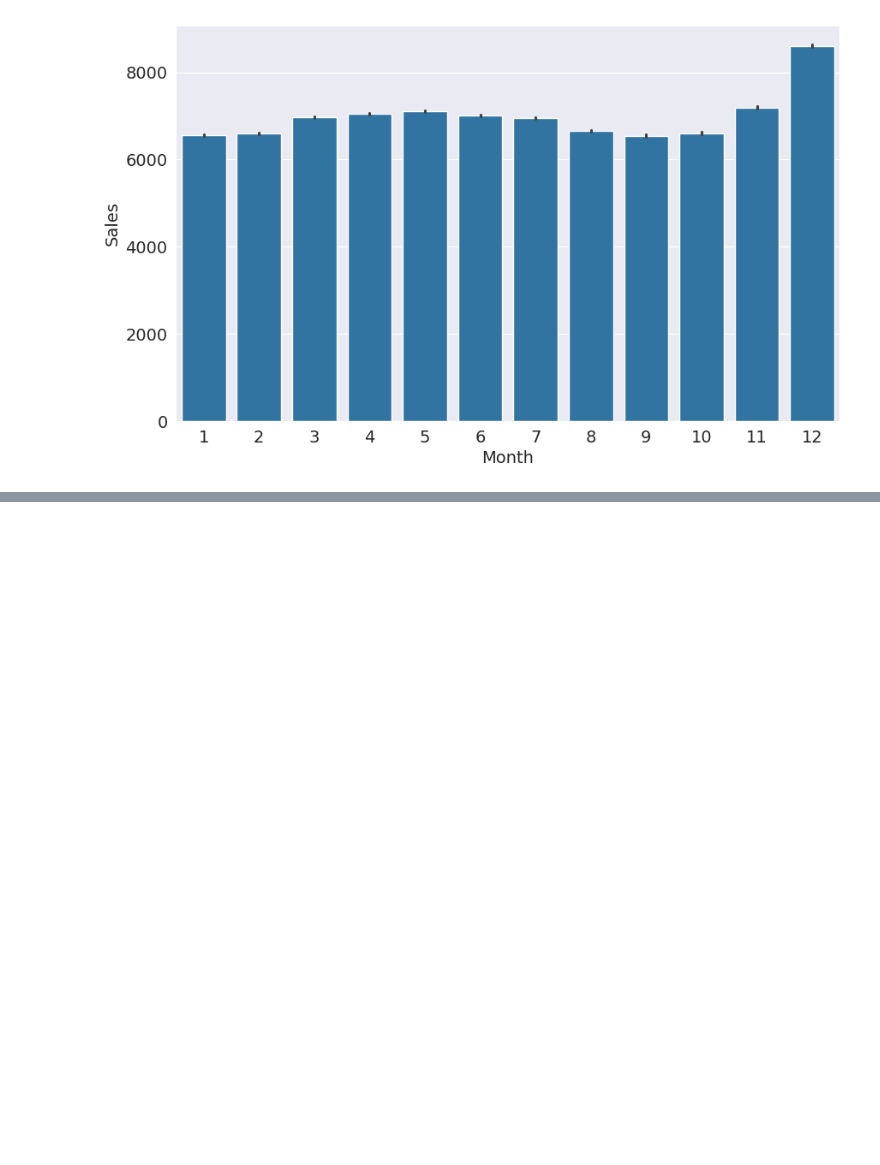
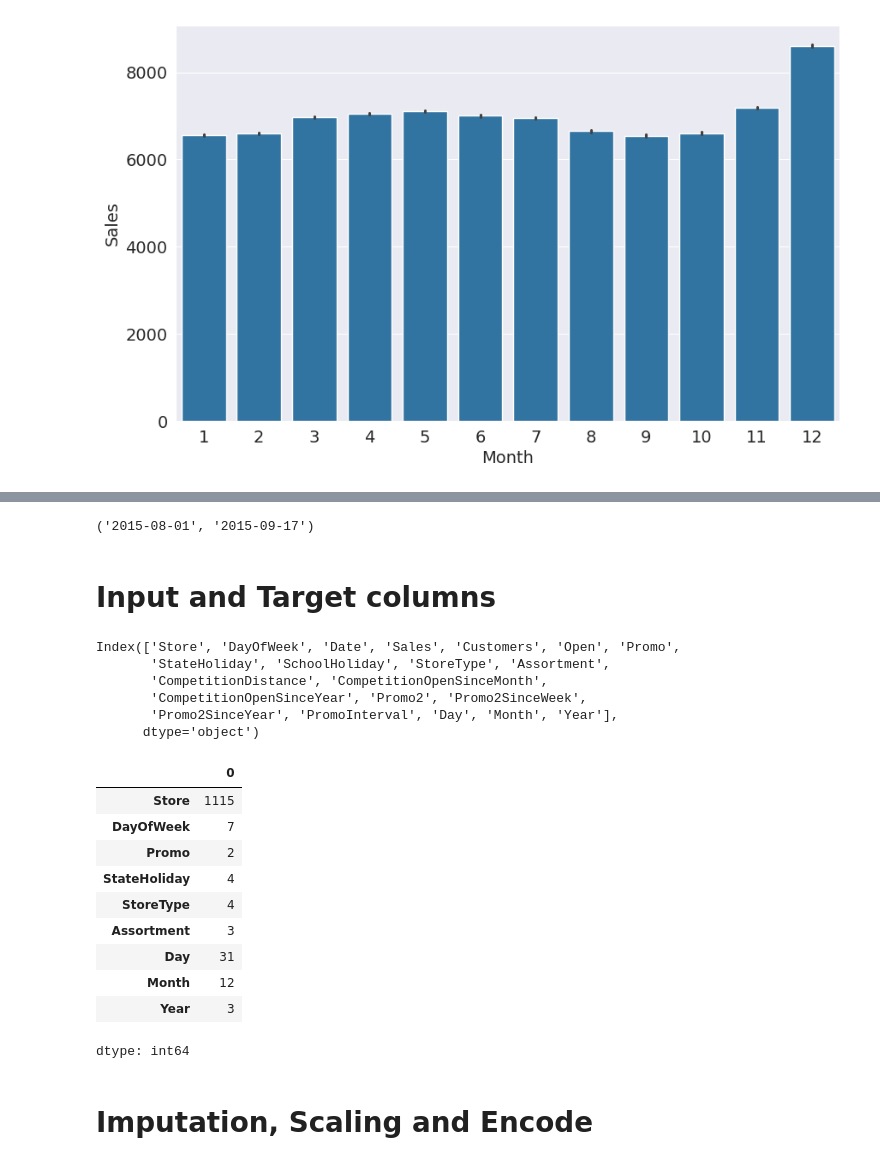
Before and after one commit to JohnUfo/python-and-scikit-tutorial, a Jupyter notebook: business_driven_ml_approach.ipynb, the cells around one changed output, grey strips where cells are left out. Drawn from its saved outputs; the diff is of its cells as text; code cells hidden in the pictures; blank space fills up the shorter version.

```diff
--- a/business_driven_ml_approach.ipynb
+++ b/business_driven_ml_approach.ipynb
@@ -211,0 +234,32 @@ sns.barplot(data=full_train_df, x='Month', y='Sales')
+# %%
+test_df.Date.min(), test_df.Date.max()
+# %% [output]
+('2015-08-01', '2015-09-17')
+# %% [markdown]
+# Input and Target columns
+# %%
+train_df.columns
+# %% [output]
+Index(['Store', 'DayOfWeek', 'Date', 'Sales', 'Customers', 'Open', 'Promo',
+       'StateHoliday', 'SchoolHoliday', 'StoreType', 'Assortment',
+       'CompetitionDistance', 'CompetitionOpenSinceMonth',
+       'CompetitionOpenSinceYear', 'Promo2', 'Promo2SinceWeek',
+       'Promo2SinceYear', 'PromoInterval', 'Day', 'Month', 'Year'],
+      dtype='object')
+# %%
+input_cols = ['Store','DayOfWeek','Promo','StateHoliday', 'StoreType','Assortment','Day','Month','Year']
+target_col = 'Sales'
+# %%
+full_train_df[input_cols].nunique()
+# %% [output]
+|  | 0 |
+| Store | 1115 |
+| DayOfWeek | 7 |
+| Promo | 2 |
+| StateHoliday | 4 |
+| StoreType | 4 |
+| Assortment | 3 |
+| Day | 31 |
+| Month | 12 |
+| Year | 3 |
+dtype: int64
@@ -211,0 +277,2 @@ sns.barplot(data=full_train_df, x='Month', y='Sales')
+# %% [markdown]
+# Imputation, Scaling and Encode
```
Also changed, not shown: parts of 36 cells of this notebook.
